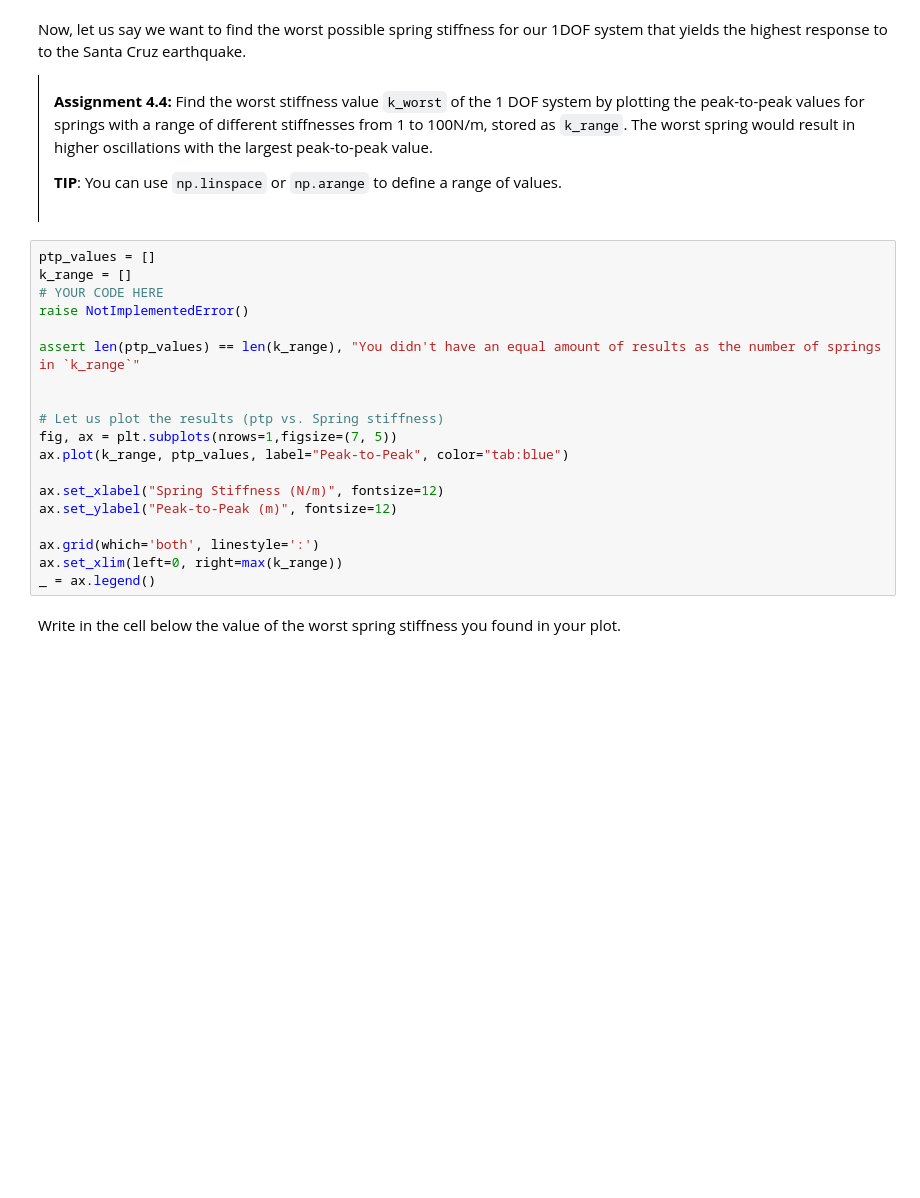
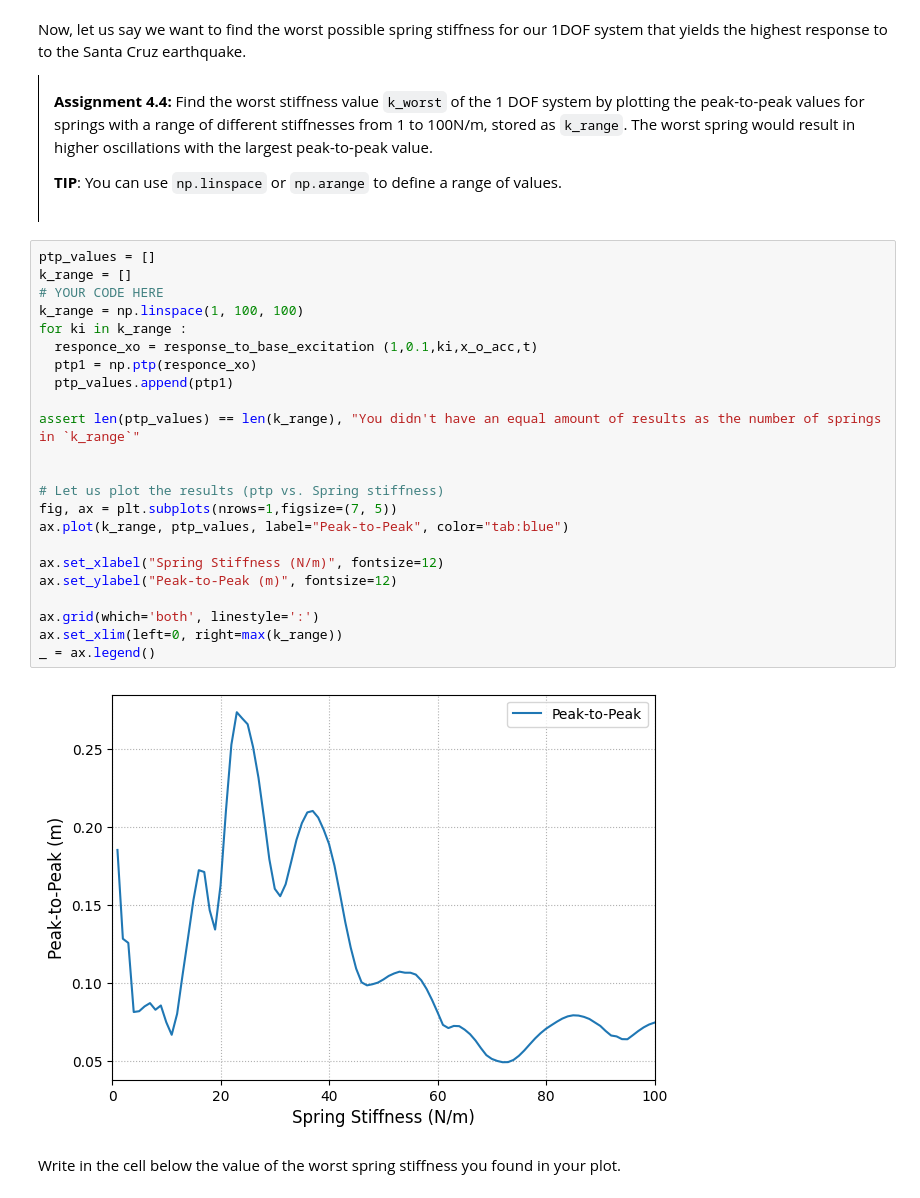
Before and after one commit to Hadain183/MV2627_Exercises, a Jupyter notebook: Session2_SDOF/session2.ipynb, the cells around one changed output. Saved outputs shown, nothing was run; the diff lists cells and outputs as text; blank space fills up the shorter version.

```diff
--- a/Session2_SDOF/session2.ipynb
+++ b/Session2_SDOF/session2.ipynb
@@ -668,22 +698,28 @@ Now, let us say we want to find the worst possible spring stiffness for our 1DOF
 # %%
 ptp_values = []
 k_range = []
 # YOUR CODE HERE
-raise NotImplementedError()
+k_range = np.linspace(1, 100, 100)
+for ki in k_range :
+  responce_xo = response_to_base_excitation (1,0.1,ki,x_o_acc,t)
+  ptp1 = np.ptp(responce_xo)
+  ptp_values.append(ptp1)
 
 assert len(ptp_values) == len(k_range), "You didn't have an equal amount of results as the number of springs in `k_range`"
 
 
 # Let us plot the results (ptp vs. Spring stiffness)
 fig, ax = plt.subplots(nrows=1,figsize=(7, 5))
 ax.plot(k_range, ptp_values, label="Peak-to-Peak", color="tab:blue")
 
 ax.set_xlabel("Spring Stiffness (N/m)", fontsize=12)
 ax.set_ylabel("Peak-to-Peak (m)", fontsize=12)
 
 ax.grid(which='both', linestyle=':')
 ax.set_xlim(left=0, right=max(k_range))
 _ = ax.legend()
+# %% [output]
+[figure, added]
 # %% [markdown]
 Write in the cell below the value of the worst spring stiffness you found in your plot.
 # %%
```
Also changed, not shown: parts of 24 cells of this notebook.
